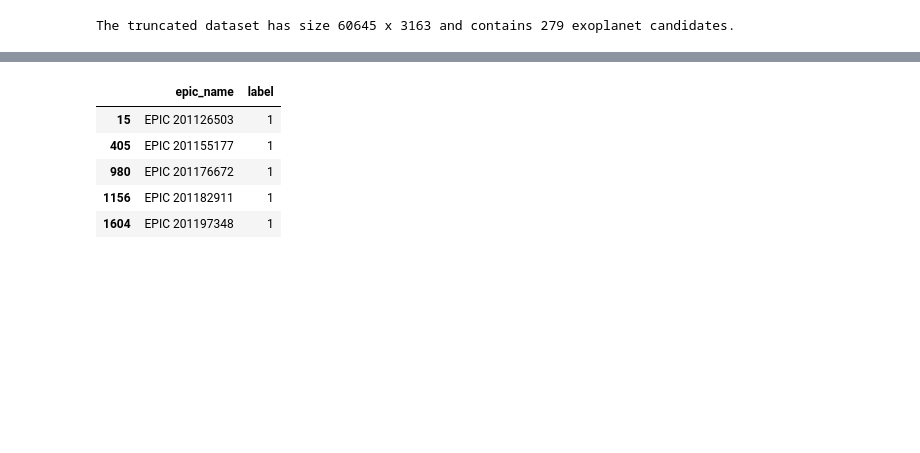
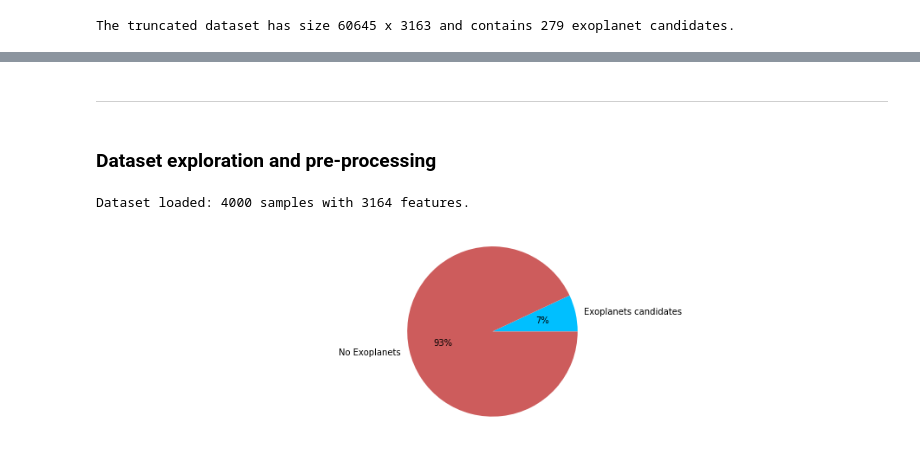
Before and after one commit to alexkapele/exoplanet-exploration, a Jupyter notebook: exoplanet_exploration.ipynb, the cells around one changed output, grey strips where cells are left out. Saved outputs shown, nothing was run; the diff lists cells and outputs as text; code cells hidden in the pictures; blank space fills up the shorter version.

```diff
--- a/exoplanet_exploration.ipynb
+++ b/exoplanet_exploration.ipynb
@@ -308,4 +253,0 @@ truncated_flux_data = flux_data[flux_data.columns[:int(flux_len_3.mean())+1]]
-# %%
-na_rows = pd.isnull(truncated_flux_data).any(1).nonzero()[0]
-truncated_flux_data.drop(truncated_flux_data.index[na_rows], inplace=True)
-labels.drop(labels.index[na_rows], inplace=True)
@@ -339,9 +272,0 @@ flux_data_sample.head()
-# %%
-labels_sample.head()
-# %% [output]
-|  | epic_name | label |
-| 15 | EPIC 201126503 | 1 |
-| 405 | EPIC 201155177 | 1 |
-| 980 | EPIC 201176672 | 1 |
-| 1156 | EPIC 201182911 | 1 |
-| 1604 | EPIC 201197348 | 1 |
@@ -347,0 +295,28 @@ labels_sample.head()
+# %% [markdown]
+---
+# %% [markdown]
+### Dataset exploration and pre-processing
+# %%
+# Load custom dataset
+try:
+    flux = pd.read_csv("Data\\flux_sample.csv")
+    labels = pd.read_csv("Data\\labels_sample.csv")
+    print('Dataset loaded: {} samples with {} features.'.format(*flux.shape))
+except:
+    print("Training dataset could not be loaded.")
+# %% [output]
+Dataset loaded: 4000 samples with 3164 features.
+# %%
+# Count number of exoplanet candidates in the dataset
+n_candidates = labels[labels['label']==1].count()['label']
+
+# Plot pie chart for exoplanet-candidate vs non-exoplanet stars in the training and test datasets
+fig = plt.figure(figsize=(16,4))
+colors = ['deepskyblue','indianred']
+
+plt.pie([n_candidates, flux.shape[0]-n_candidates], colors=colors,
+        labels=['Exoplanets candidates', 'No Exoplanets'], autopct='%1.0f%%')
+plt.axis('equal')
+plt.show()
+# %% [output]
+[figure, added]
```
Also changed, not shown: parts of 27 cells of this notebook.
